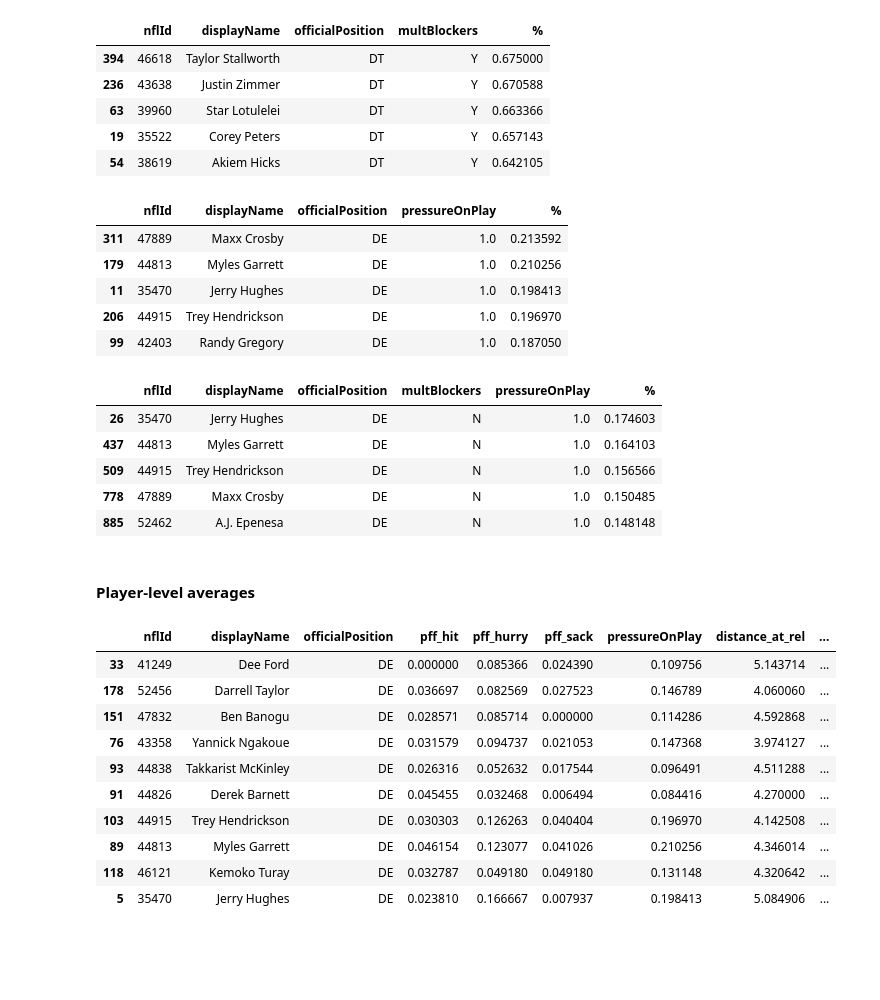
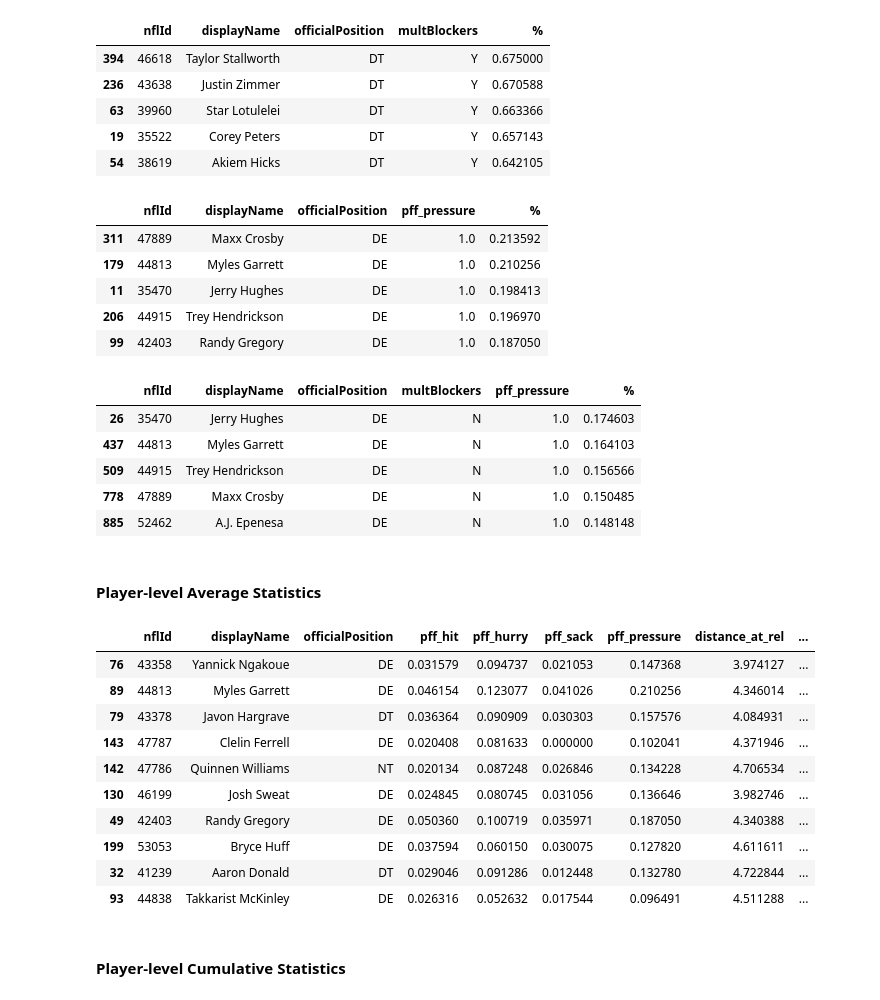
Before and after one commit to SolB77/2023-NFL-Big-Data-Bowl, a Jupyter notebook: Code/eda.ipynb, the cells around one changed output. Drawn from its saved outputs; the diff is of its cells as text; code cells hidden in the pictures; blank space fills up the shorter version.

```diff
--- a/Code/eda.ipynb
+++ b/Code/eda.ipynb
@@ -487,8 +487,8 @@ plt.show()
 # %% [markdown]
 ### **Individual**
 # %%
-# Get the player-level DL relevant data for players who pass rushed more than 35 snaps
-# and for plays their role was "Pass Rush" (to account for noise)
+## Get the player-level DL relevant data
+# Note: For players who pass rushed more than 35 snaps and for plays their role was "Pass Rush" (to account for noise)
 # Note: potentially consider OLB in DL
 high_snap_pass_rushers = player_level_df.query("officialPosition in ['NT','DT','DE'] and pff_role == 'Pass Rush'").nflId.value_counts().loc[lambda c: c > 35].index.tolist()
 coi = ['gameId', 'playId', 'nflId', 'displayName', 'officialPosition',
@@ -500,19 +500,20 @@ dl_df = (player_level_df[coi].query(f"nflId in {high_snap_pass_rushers} and pff_
         .merge(pass_rushers_at_key_df, how='left', on=['gameId','playId','nflId'])
         .merge(pass_rushers_at_key2_df, how='left', on=['gameId','playId','nflId'])
         .merge(time_to_depth_df, how='left', on=['gameId','playId','nflId'])
-        .merge(dl_num_blockers_df, how='left', on=['gameId','playId','nflId'])
-        .merge(dl_pressure_df, how='left', on=['gameId','playId', 'nflId']))
+        .merge(dl_num_blockers_df, how='left', on=['gameId','playId','nflId']))
 
-dl_df.loc[dl_df.numBlockers.isna(), 'numBlockers'] = 0
-dl_df.loc[dl_df.multBlockers.isna(), 'multBlockers'] = 'U'
+# Get whether the player got a pressure on the play
+dl_df['pff_pressure'] = dl_df[['pff_hit','pff_hurry','pff_sack']].sum(axis=1)
 
-# Clean up NAs
+## Clean up NAs
 # A missing snap_to_action_time/distance at rel occurs when a certain play is missing either a snap or action event
 dl_df = dl_df.dropna(subset=['snap_to_action_time','distance_at_rel'], how='any')
+# numBlockers and multBlockers is N/A when a player is unblocked
+dl_df = dl_df.fillna(value={'numBlockers':0,'multBlockers':'U'})
 
+## Filter plays
 # Only look at plays that were either C, I, S, or IN (no scrambles, laterals, etc)
 dl_df = dl_df.query("passResult in ['C','I','S','IN','R']")
-
 #  Only look at plays that have a snap to action time within the 95th percentile
 dl_df = dl_df[dl_df.snap_to_action_time < dl_df.snap_to_action_time.quantile(.95)]
 
@@ -624,16 +625,16 @@ coi = ['nflId', 'displayName', 'officialPosition', 'multBlockers']
 | 54 | 38619 | Akiem Hicks | DT | Y | 0.642105 |
 # %%
 # Frequencies of pressureOnPlay on passing plays grouped by player
-coi = ['nflId', 'displayName', 'officialPosition', 'pressureOnPlay']
+coi = ['nflId', 'displayName', 'officialPosition', 'pff_pressure']
 
 (dl_df[coi]
 .groupby(['nflId', 'displayName', 'officialPosition'])
 .value_counts(normalize=True)
 .reset_index(name='%')
-.sort_values(by=['pressureOnPlay','%'],ascending=[False,False])
+.sort_values(by=['pff_pressure','%'],ascending=[False,False])
 .head(5))
 # %% [output]
-|  | nflId | displayName | officialPosition | pressureOnPlay | % |
+|  | nflId | displayName | officialPosition | pff_pressure | % |
 | 311 | 47889 | Maxx Crosby | DE | 1.0 | 0.213592 |
 | 179 | 44813 | Myles Garrett | DE | 1.0 | 0.210256 |
 | 11 | 35470 | Jerry Hughes | DE | 1.0 | 0.198413 |
@@ -641,20 +642,20 @@ coi = ['nflId', 'displayName', 'officialPosition', 'pressureOnPlay']
 | 99 | 42403 | Randy Gregory | DE | 1.0 | 0.187050 |
 # %%
 # Frequencies of multBlockers/pressureOnPlay on passing plays grouped by player
-coi = ['nflId', 'displayName', 'officialPosition', 'multBlockers','pressureOnPlay']
+coi = ['nflId', 'displayName', 'officialPosition', 'multBlockers','pff_pressure']
 
 (dl_df[coi]
 .groupby(['nflId', 'displayName', 'officialPosition'])
 .value_counts(normalize=True)
 .reset_index(name='%')
-.sort_values(by=['pressureOnPlay','%'],ascending=[False,False])
+.sort_values(by=['pff_pressure','%'],ascending=[False,False])
 .head(5))
 # %% [output]
-|  | nflId | displayName | officialPosition | multBlockers | pressureOnPlay | % |
+|  | nflId | displayName | officialPosition | multBlockers | pff_pressure | % |
 | 26 | 35470 | Jerry Hughes | DE | N | 1.0 | 0.174603 |
 | 437 | 44813 | Myles Garrett | DE | N | 1.0 | 0.164103 |
 | 509 | 44915 | Trey Hendrickson | DE | N | 1.0 | 0.156566 |
 | 778 | 47889 | Maxx Crosby | DE | N | 1.0 | 0.150485 |
 | 885 | 52462 | A.J. Epenesa | DE | N | 1.0 | 0.148148 |
 # %% [markdown]
-#### **Player-level averages**
+#### **Player-level Average Statistics**
@@ -665,22 +662,24 @@ coi = ['nflId', 'displayName', 'officialPosition', 'multBlockers','pressureOnPla
 # %%
-# Player-level average statistics
+# Player-level average statistics (on plays they got pressures to see if their is a visually evident relationship with any features)
 coi = ['nflId', 'displayName', 'officialPosition', 'pff_hit', 'pff_hurry',
-    'pff_sack', 'pressureOnPlay', 'distance_at_rel', 'distance_at_1.5',
+    'pff_sack', 'pff_pressure', 'distance_at_rel', 'distance_at_1.5',
     'depth_at_1.5', 'speed_at_1.5', 'distance_at_2', 'depth_at_2', 'speed_at_2',
     'time_to_depth', 'numBlockers']
 
 indy_dl_avg_df = dl_df[coi].groupby(['nflId', 'displayName', 'officialPosition']).mean().reset_index()
 
-indy_dl_avg_df.sort_values(by=['speed_at_1.5'], ascending=[False]).head(10)
+indy_dl_avg_df.sort_values(by=['distance_at_2','speed_at_2'], ascending=[True, True]).head(10)
 # %% [output]
-|  | nflId | displayName | officialPosition | pff_hit | pff_hurry | pff_sack | pressureOnPlay | distance_at_rel | ... |
-| 33 | 41249 | Dee Ford | DE | 0.000000 | 0.085366 | 0.024390 | 0.109756 | 5.143714 | ... |
-| 178 | 52456 | Darrell Taylor | DE | 0.036697 | 0.082569 | 0.027523 | 0.146789 | 4.060060 | ... |
-| 151 | 47832 | Ben Banogu | DE | 0.028571 | 0.085714 | 0.000000 | 0.114286 | 4.592868 | ... |
+|  | nflId | displayName | officialPosition | pff_hit | pff_hurry | pff_sack | pff_pressure | distance_at_rel | ... |
 | 76 | 43358 | Yannick Ngakoue | DE | 0.031579 | 0.094737 | 0.021053 | 0.147368 | 3.974127 | ... |
+| 89 | 44813 | Myles Garrett | DE | 0.046154 | 0.123077 | 0.041026 | 0.210256 | 4.346014 | ... |
+| 79 | 43378 | Javon Hargrave | DT | 0.036364 | 0.090909 | 0.030303 | 0.157576 | 4.084931 | ... |
+| 143 | 47787 | Clelin Ferrell | DE | 0.020408 | 0.081633 | 0.000000 | 0.102041 | 4.371946 | ... |
+| 142 | 47786 | Quinnen Williams | NT | 0.020134 | 0.087248 | 0.026846 | 0.134228 | 4.706534 | ... |
+| 130 | 46199 | Josh Sweat | DE | 0.024845 | 0.080745 | 0.031056 | 0.136646 | 3.982746 | ... |
+| 49 | 42403 | Randy Gregory | DE | 0.050360 | 0.100719 | 0.035971 | 0.187050 | 4.340388 | ... |
+| 199 | 53053 | Bryce Huff | DE | 0.037594 | 0.060150 | 0.030075 | 0.127820 | 4.611611 | ... |
+| 32 | 41239 | Aaron Donald | DT | 0.029046 | 0.091286 | 0.012448 | 0.132780 | 4.722844 | ... |
 | 93 | 44838 | Takkarist McKinley | DE | 0.026316 | 0.052632 | 0.017544 | 0.096491 | 4.511288 | ... |
-| 91 | 44826 | Derek Barnett | DE | 0.045455 | 0.032468 | 0.006494 | 0.084416 | 4.270000 | ... |
-| 103 | 44915 | Trey Hendrickson | DE | 0.030303 | 0.126263 | 0.040404 | 0.196970 | 4.142508 | ... |
-| 89 | 44813 | Myles Garrett | DE | 0.046154 | 0.123077 | 0.041026 | 0.210256 | 4.346014 | ... |
-| 118 | 46121 | Kemoko Turay | DE | 0.032787 | 0.049180 | 0.049180 | 0.131148 | 4.320642 | ... |
-| 5 | 35470 | Jerry Hughes | DE | 0.023810 | 0.166667 | 0.007937 | 0.198413 | 5.084906 | ... |
+# %% [markdown]
+#### **Player-level Cumulative Statistics**
```
Also changed, not shown: parts of 14 cells of this notebook.
